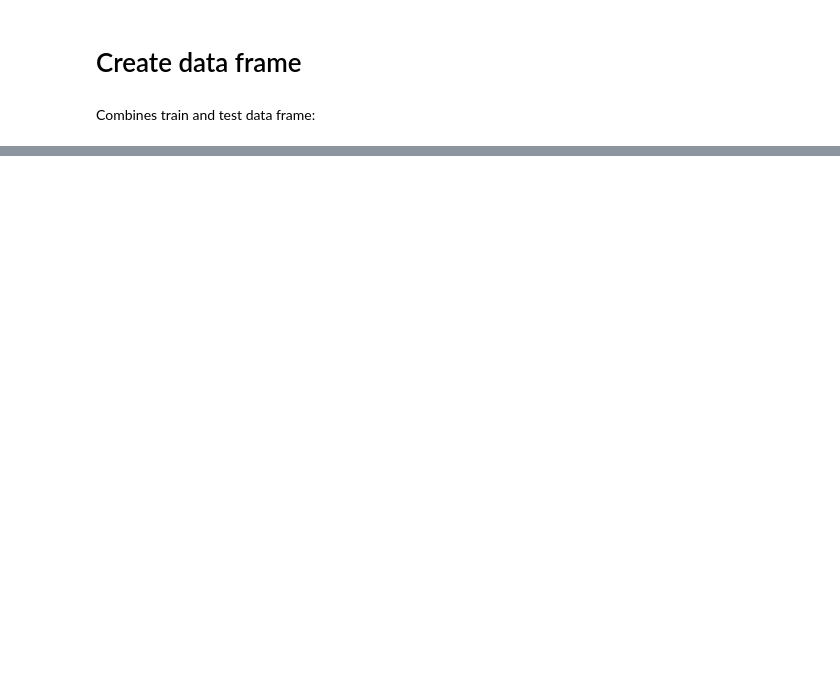
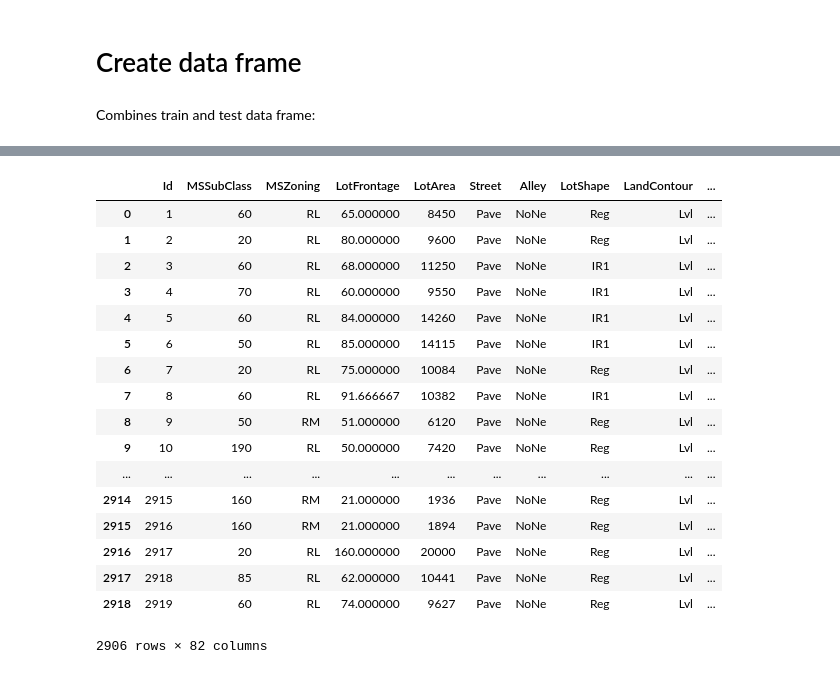
Before and after one commit to ePPilgrim/Python, a Jupyter notebook: ML/Kaggle/house_price/notebooks/house_price_load_and_resolve_NaN_values.ipynb, the cells around one changed output, grey strips where cells are left out. Drawn from its saved outputs; the diff is of its cells as text; code cells hidden in the pictures; blank space fills up the shorter version.

```diff
--- a/ML/Kaggle/house_price/notebooks/house_price_load_and_resolve_NaN_values.ipynb
+++ b/ML/Kaggle/house_price/notebooks/house_price_load_and_resolve_NaN_values.ipynb
@@ -89,0 +122,5 @@ MultiIndex(levels=[['CollgCr', 'Gilbert', 'NAmes', 'NWAmes', 'Sawyer'], ['Corner
+# %%
+ind1 = [1915, 2216, 2250] # C - assign by many factors
+ind2 = [2904] # RL - by Lot Area, LotFrontage and YearBuilt
+df.loc[ind1,'MSZoning'] = 'C'
+df.loc[ind2,'MSZoning'] = 'RL'
@@ -89,0 +129,4 @@ MultiIndex(levels=[['CollgCr', 'Gilbert', 'NAmes', 'NWAmes', 'Sawyer'], ['Corner
+# %%
+targetclass = ['Exterior1st', 'Exterior2nd']
+ind = [2151]
+df.loc[ind,targetclass] = 'AsbShng'
@@ -89,0 +135,6 @@ MultiIndex(levels=[['CollgCr', 'Gilbert', 'NAmes', 'NWAmes', 'Sawyer'], ['Corner
+# %%
+yearbins = [1800, 1895, 1905, 1917, 1927, 1937,1947,1960, 1973, 1989, 1998, 2012]
+yearlabels = ['1895', '1905', '1917', '1927', '1937', '1947', '1960', '1973', '1989', '1998', '2012']
+df['RangeYrBlt']=pd.cut(x = df['YearBuilt'].values, bins = yearbins, right = False, labels = yearlabels)
+df = df.drop(['YearBuilt', 'GarageYrBlt'], axis = 1)
+df.info()
@@ -89,0 +164,13 @@ MultiIndex(levels=[['CollgCr', 'Gilbert', 'NAmes', 'NWAmes', 'Sawyer'], ['Corner
+# %%
+
+targetclass = ['MasVnrType']
+alables = ['1906', '1942', '1975', '1991', '2011']
+bins = [1800,1906,1942,1975, 1991, 2011]
+catclass = [ 'BldgType', 'HouseStyle', 'RoofMatl', 'Exterior1st', 'Exterior2nd','Foundation','Neighborhood','MasVnrArea' ]
+fullclass = catclass + targetclass
+df['YearInt']=pd.cut(x = df['YearBuilt'].values, bins = bins, right = False, labels = alables)
+#fullclass.append('YearBuilt')
+#fullclass.append()
+validdf = df[fullclass].dropna(axis = 0, how = 'any')
+nandf = df[df[targetclass].isnull().any(axis = 1)]
+nandf[fullclass]
@@ -89,0 +239,22 @@ MultiIndex(levels=[['CollgCr', 'Gilbert', 'NAmes', 'NWAmes', 'Sawyer'], ['Corner
+# %%
+#['AllPub', 'NoSeWa', nan]
+df[df['Utilities'] == 'AllPub']
+# %% [output]
+|  | Id | MSSubClass | MSZoning | LotFrontage | LotArea | Street | Alley | LotShape | LandContour | ... |
+| 0 | 1 | 60 | RL | 65.000000 | 8450 | Pave | NoNe | Reg | Lvl | ... |
+| 1 | 2 | 20 | RL | 80.000000 | 9600 | Pave | NoNe | Reg | Lvl | ... |
+| 2 | 3 | 60 | RL | 68.000000 | 11250 | Pave | NoNe | IR1 | Lvl | ... |
+| 3 | 4 | 70 | RL | 60.000000 | 9550 | Pave | NoNe | IR1 | Lvl | ... |
+| 4 | 5 | 60 | RL | 84.000000 | 14260 | Pave | NoNe | IR1 | Lvl | ... |
+| 5 | 6 | 50 | RL | 85.000000 | 14115 | Pave | NoNe | IR1 | Lvl | ... |
+| 6 | 7 | 20 | RL | 75.000000 | 10084 | Pave | NoNe | Reg | Lvl | ... |
+| 7 | 8 | 60 | RL | 91.666667 | 10382 | Pave | NoNe | IR1 | Lvl | ... |
+| 8 | 9 | 50 | RM | 51.000000 | 6120 | Pave | NoNe | Reg | Lvl | ... |
+| 9 | 10 | 190 | RL | 50.000000 | 7420 | Pave | NoNe | Reg | Lvl | ... |
+| ... | ... | ... | ... | ... | ... | ... | ... | ... | ... | ... |
+| 2914 | 2915 | 160 | RM | 21.000000 | 1936 | Pave | NoNe | Reg | Lvl | ... |
+| 2915 | 2916 | 160 | RM | 21.000000 | 1894 | Pave | NoNe | Reg | Lvl | ... |
+| 2916 | 2917 | 20 | RL | 160.000000 | 20000 | Pave | NoNe | Reg | Lvl | ... |
+| 2917 | 2918 | 85 | RL | 62.000000 | 10441 | Pave | NoNe | Reg | Lvl | ... |
+| 2918 | 2919 | 60 | RL | 74.000000 | 9627 | Pave | NoNe | Reg | Lvl | ... |
+2906 rows × 82 columns
```
Also changed, not shown: parts of 23 cells of this notebook.
